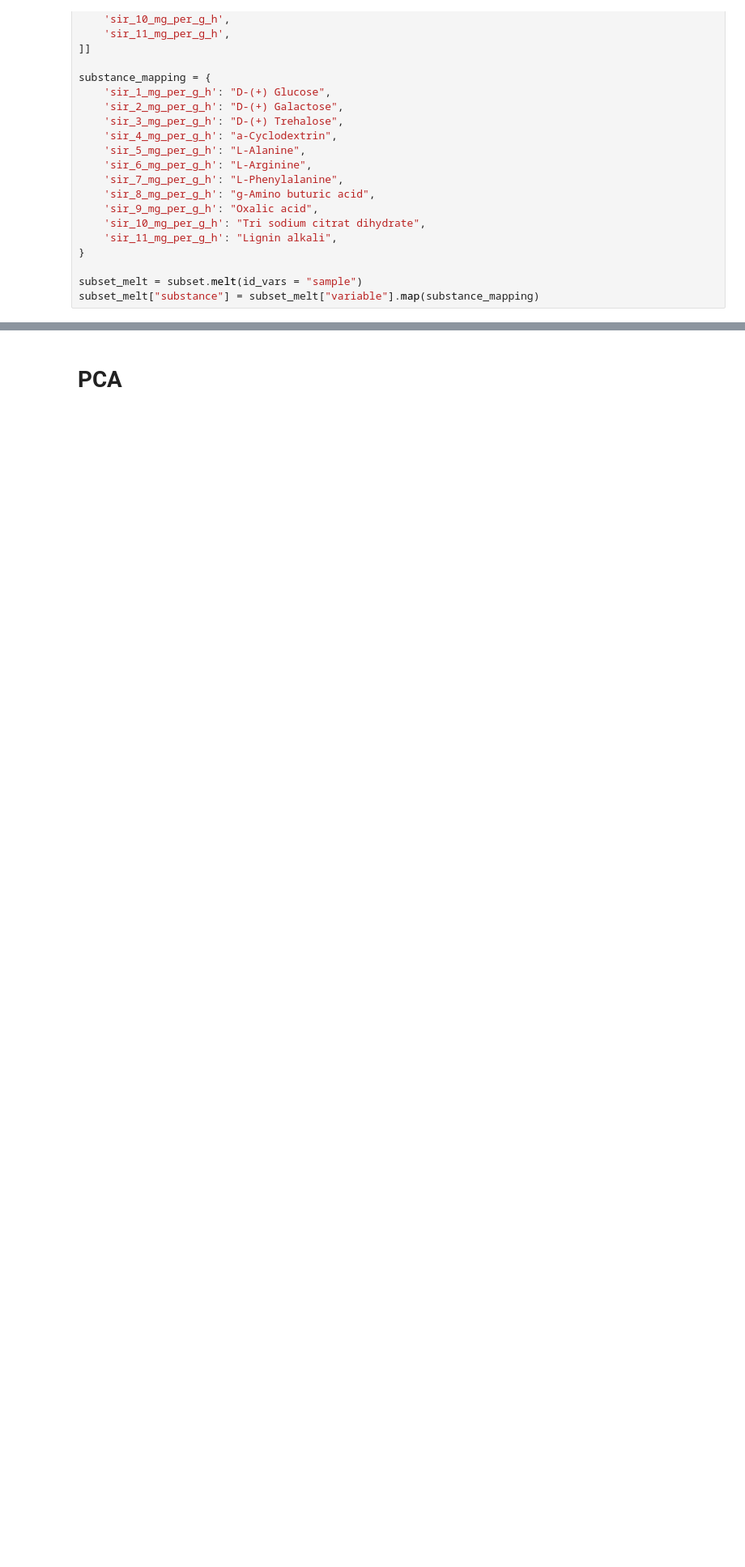
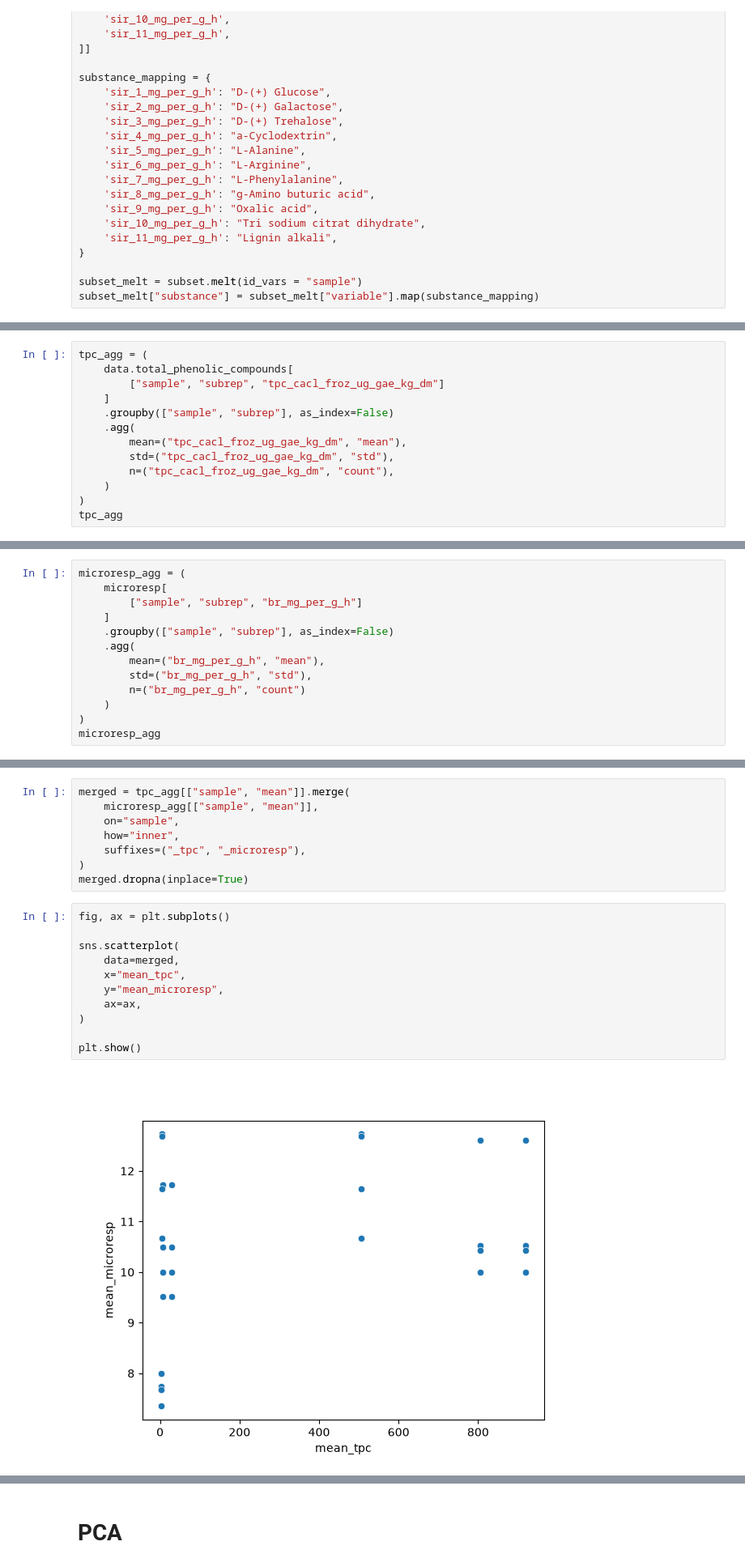
Before and after one commit to danielsehr/GEO6, a Jupyter notebook: src/geo6/main.ipynb, the cells around one changed output, grey strips where cells are left out. Shown at 81% size. Drawn from its saved outputs; the diff is of its cells as text; blank space fills up the shorter version.

```diff
--- a/src/geo6/main.ipynb
+++ b/src/geo6/main.ipynb
@@ -133,0 +226,13 @@ save_plot(plot=plot, name="sir_boxplot")
+# %%
+tpc_agg = (
+    data.total_phenolic_compounds[
+        ["sample", "subrep", "tpc_cacl_froz_ug_gae_kg_dm"]
+    ]
+    .groupby(["sample", "subrep"], as_index=False)
+    .agg(
+        mean=("tpc_cacl_froz_ug_gae_kg_dm", "mean"),
+        std=("tpc_cacl_froz_ug_gae_kg_dm", "std"),
+        n=("tpc_cacl_froz_ug_gae_kg_dm", "count"),
+    )
+)
+tpc_agg
@@ -133,0 +257,13 @@ save_plot(plot=plot, name="sir_boxplot")
+# %%
+microresp_agg = (
+    microresp[
+        ["sample", "subrep", "br_mg_per_g_h"]
+    ]
+    .groupby(["sample", "subrep"], as_index=False)
+    .agg(
+        mean=("br_mg_per_g_h", "mean"),
+        std=("br_mg_per_g_h", "std"),
+        n=("br_mg_per_g_h", "count")
+    )
+)
+microresp_agg
@@ -133,0 +288,21 @@ save_plot(plot=plot, name="sir_boxplot")
+# %%
+merged = tpc_agg[["sample", "mean"]].merge(
+    microresp_agg[["sample", "mean"]],
+    on="sample",
+    how="inner",
+    suffixes=("_tpc", "_microresp"),
+)
+merged.dropna(inplace=True)
+# %%
+fig, ax = plt.subplots()
+
+sns.scatterplot(
+    data=merged,
+    x="mean_tpc",
+    y="mean_microresp",
+    ax=ax,
+)
+
+plt.show()
+# %% [output]
+[figure, added]
```
Also changed, not shown: parts of 14 cells of this notebook, 1 other file.
